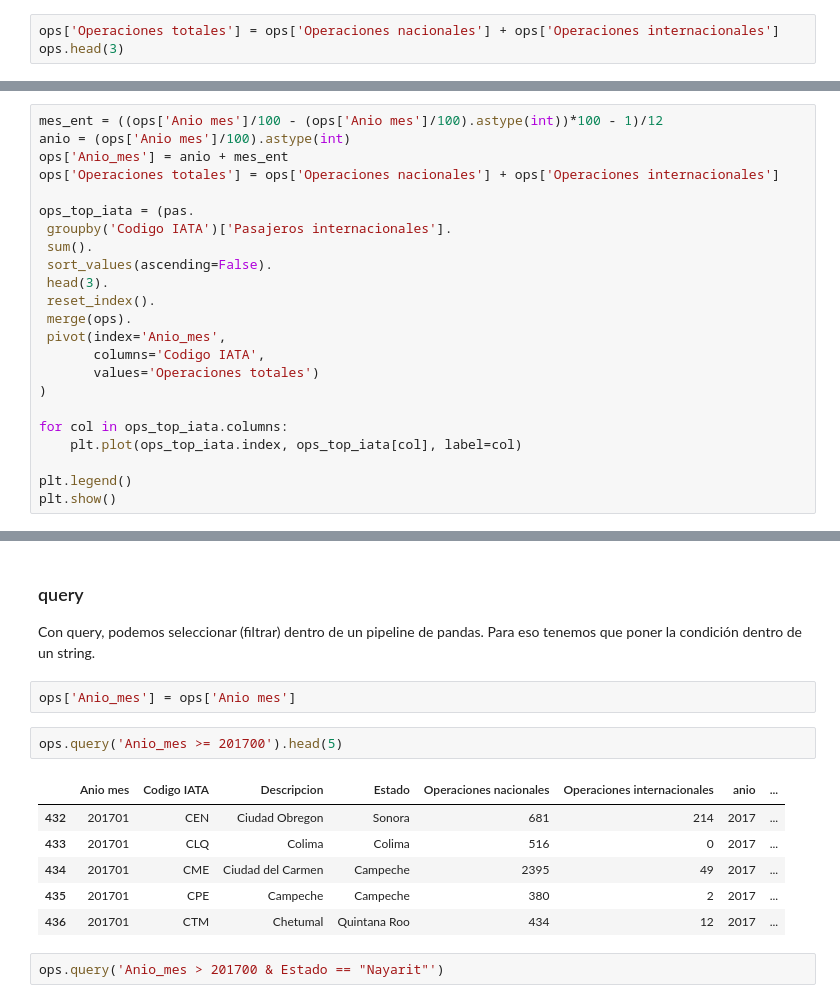
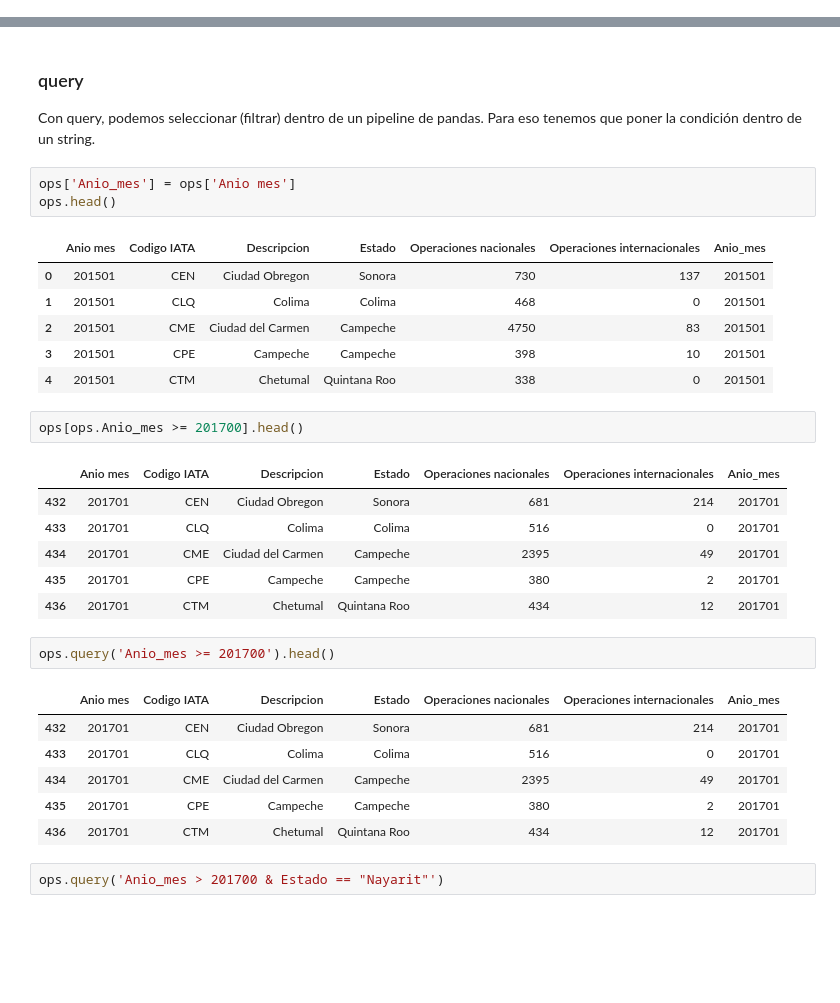
Before and after one commit to eardil/notas_python, a Jupyter notebook: 3_pandas/Pandas_s2.ipynb, the cells around one changed output, grey strips where cells are left out. Drawn from its saved outputs; the diff is of its cells as text; blank space fills up the shorter version.

```diff
--- a/3_pandas/Pandas_s2.ipynb
+++ b/3_pandas/Pandas_s2.ipynb
@@ -430,3 +412,0 @@ plt.show()
-# %%
-ops['Operaciones totales'] = ops['Operaciones nacionales'] + ops['Operaciones internacionales']
-ops.head(3)
@@ -462,23 +412,0 @@ plt.show()
-# %%
-mes_ent = ((ops['Anio mes']/100 - (ops['Anio mes']/100).astype(int))*100 - 1)/12
-anio = (ops['Anio mes']/100).astype(int)
-ops['Anio_mes'] = anio + mes_ent
-ops['Operaciones totales'] = ops['Operaciones nacionales'] + ops['Operaciones internacionales']
-
-ops_top_iata = (pas.
- groupby('Codigo IATA')['Pasajeros internacionales'].
- sum().
- sort_values(ascending=False).
- head(3).
- reset_index().
- merge(ops).
- pivot(index='Anio_mes',
-       columns='Codigo IATA',
-       values='Operaciones totales')
-)
-
-for col in ops_top_iata.columns:
-    plt.plot(ops_top_iata.index, ops_top_iata[col], label=col)
-
-plt.legend()
-plt.show()
@@ -580,15 +462,32 @@ plt.show()
 Con query, podemos seleccionar (filtrar) dentro de un pipeline de pandas. Para eso tenemos que poner la condición dentro de un string.
 # %%
 ops['Anio_mes'] = ops['Anio mes']
+ops.head()
+# %% [output]
+|  | Anio mes | Codigo IATA | Descripcion | Estado | Operaciones nacionales | Operaciones internacionales | Anio_mes |
+| 0 | 201501 | CEN | Ciudad Obregon | Sonora | 730 | 137 | 201501 |
+| 1 | 201501 | CLQ | Colima | Colima | 468 | 0 | 201501 |
+| 2 | 201501 | CME | Ciudad del Carmen | Campeche | 4750 | 83 | 201501 |
+| 3 | 201501 | CPE | Campeche | Campeche | 398 | 10 | 201501 |
+| 4 | 201501 | CTM | Chetumal | Quintana Roo | 338 | 0 | 201501 |
+# %%
+ops[ops.Anio_mes >= 201700].head()
+# %% [output]
+|  | Anio mes | Codigo IATA | Descripcion | Estado | Operaciones nacionales | Operaciones internacionales | Anio_mes |
+| 432 | 201701 | CEN | Ciudad Obregon | Sonora | 681 | 214 | 201701 |
+| 433 | 201701 | CLQ | Colima | Colima | 516 | 0 | 201701 |
+| 434 | 201701 | CME | Ciudad del Carmen | Campeche | 2395 | 49 | 201701 |
+| 435 | 201701 | CPE | Campeche | Campeche | 380 | 2 | 201701 |
+| 436 | 201701 | CTM | Chetumal | Quintana Roo | 434 | 12 | 201701 |
 # %%
-ops.query('Anio_mes >= 201700').head(5)
+ops.query('Anio_mes >= 201700').head()
 # %% [output]
-|  | Anio mes | Codigo IATA | Descripcion | Estado | Operaciones nacionales | Operaciones internacionales | anio | ... |
-| 432 | 201701 | CEN | Ciudad Obregon | Sonora | 681 | 214 | 2017 | ... |
-| 433 | 201701 | CLQ | Colima | Colima | 516 | 0 | 2017 | ... |
-| 434 | 201701 | CME | Ciudad del Carmen | Campeche | 2395 | 49 | 2017 | ... |
-| 435 | 201701 | CPE | Campeche | Campeche | 380 | 2 | 2017 | ... |
-| 436 | 201701 | CTM | Chetumal | Quintana Roo | 434 | 12 | 2017 | ... |
+|  | Anio mes | Codigo IATA | Descripcion | Estado | Operaciones nacionales | Operaciones internacionales | Anio_mes |
+| 432 | 201701 | CEN | Ciudad Obregon | Sonora | 681 | 214 | 201701 |
+| 433 | 201701 | CLQ | Colima | Colima | 516 | 0 | 201701 |
+| 434 | 201701 | CME | Ciudad del Carmen | Campeche | 2395 | 49 | 201701 |
+| 435 | 201701 | CPE | Campeche | Campeche | 380 | 2 | 201701 |
+| 436 | 201701 | CTM | Chetumal | Quintana Roo | 434 | 12 | 201701 |
 # %%
 ops.query('Anio_mes > 201700 & Estado == "Nayarit"')
 # %% [output]
```
Also changed, not shown: parts of 60 cells of this notebook.
